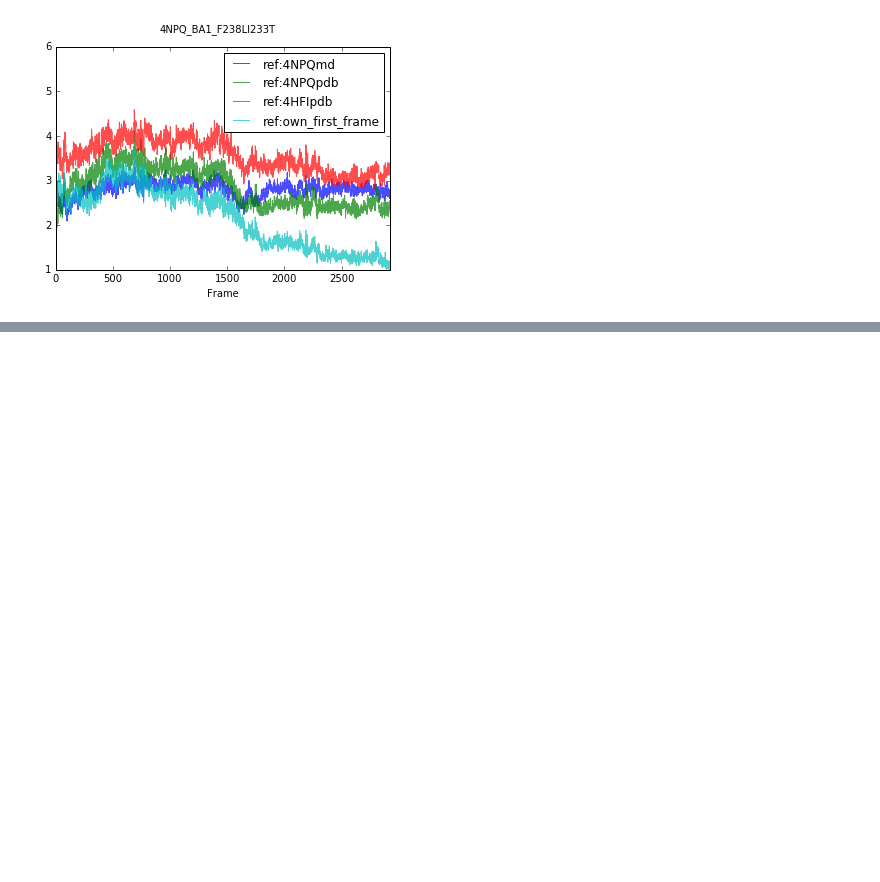
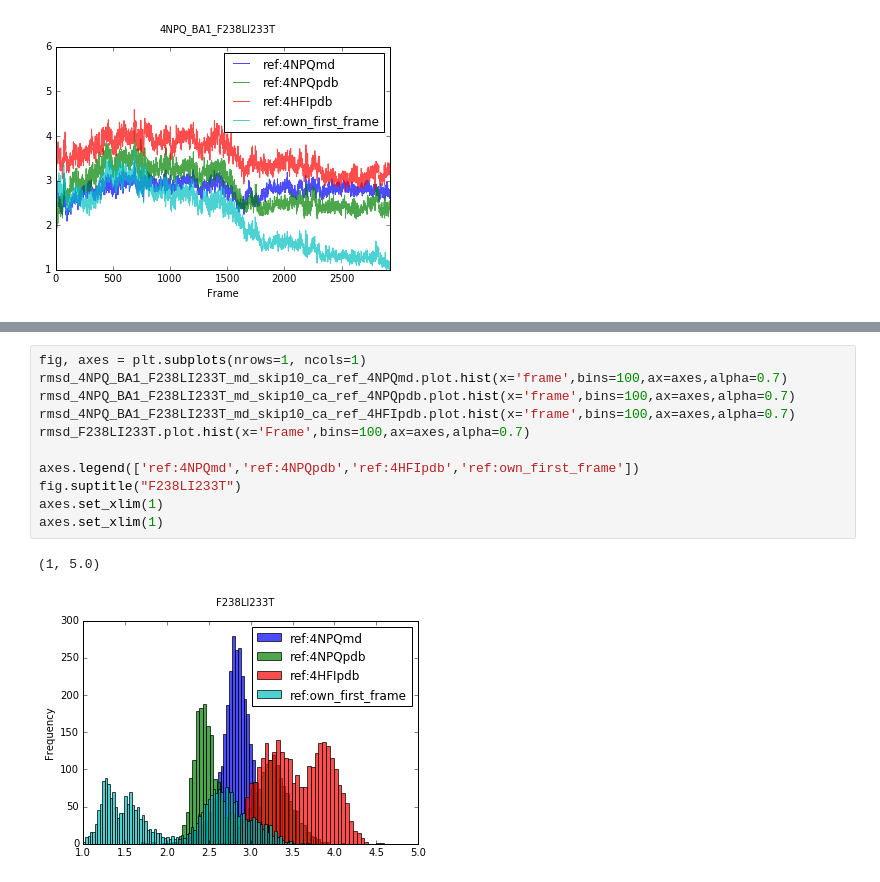
Before and after one commit to chemlove/md_data_analysis, a Jupyter notebook: rmsd_pandas.ipynb, the cells around one changed output, grey strips where cells are left out. Saved outputs shown, nothing was run; the diff lists cells and outputs as text; blank space fills up the shorter version.

```diff
--- a/rmsd_pandas.ipynb
+++ b/rmsd_pandas.ipynb
@@ -379,0 +408,14 @@ axes.set_ylim(1,6)
+# %%
+fig, axes = plt.subplots(nrows=1, ncols=1)
+rmsd_4NPQ_BA1_F238LI233T_md_skip10_ca_ref_4NPQmd.plot.hist(x='frame',bins=100,ax=axes,alpha=0.7)
+rmsd_4NPQ_BA1_F238LI233T_md_skip10_ca_ref_4NPQpdb.plot.hist(x='frame',bins=100,ax=axes,alpha=0.7)
+rmsd_4NPQ_BA1_F238LI233T_md_skip10_ca_ref_4HFIpdb.plot.hist(x='frame',bins=100,ax=axes,alpha=0.7)
+rmsd_F238LI233T.plot.hist(x='Frame',bins=100,ax=axes,alpha=0.7)
+
+axes.legend(['ref:4NPQmd','ref:4NPQpdb','ref:4HFIpdb','ref:own_first_frame'])
+fig.suptitle("F238LI233T")
+axes.set_xlim(1)
+axes.set_xlim(1)
+# %% [output]
+(1, 5.0)
+[figure, added]
```
Also changed, not shown: parts of 4 cells of this notebook.
